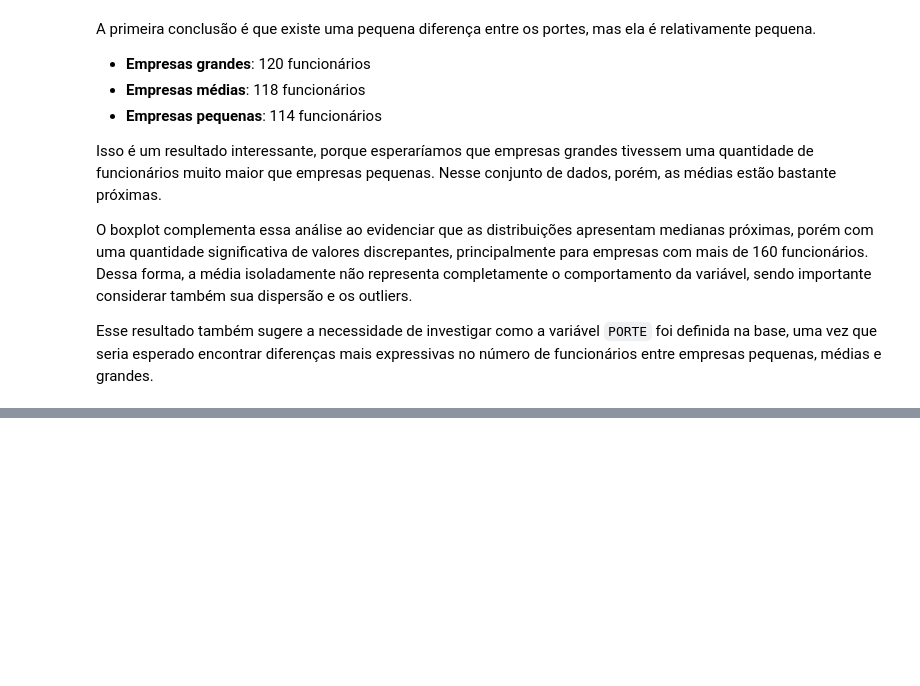
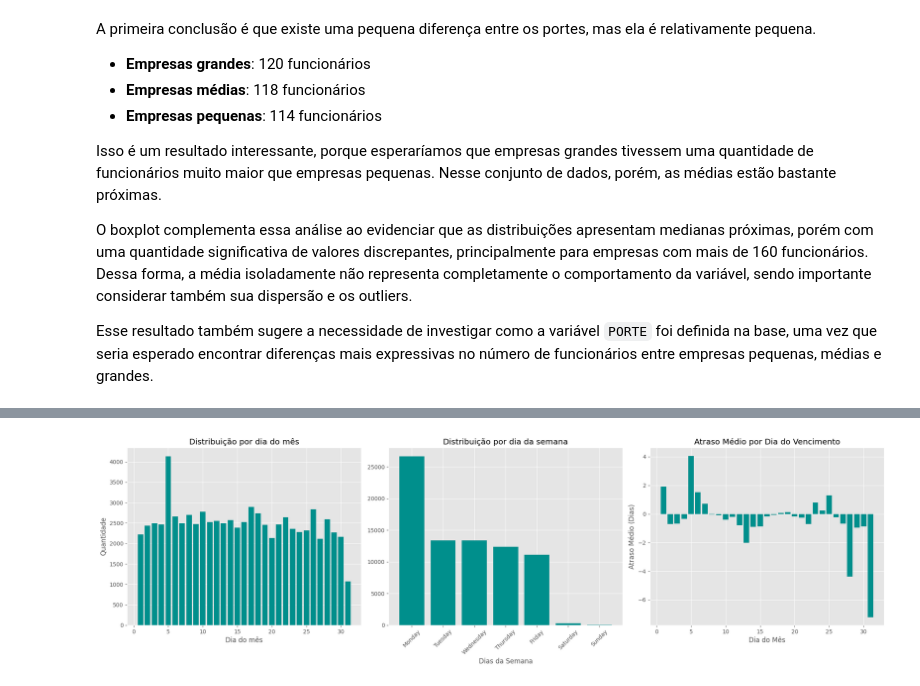
Before and after one commit to rrafahenrique/Modelo-Preditivo-Inadimplencia, a Jupyter notebook: notebooks/01-data_cleaning-eda.ipynb, the cells around one changed output, grey strips where cells are left out. Saved outputs shown, nothing was run; the diff lists cells and outputs as text; code cells hidden in the pictures; blank space fills up the shorter version.

```diff
--- a/notebooks/01-data_cleaning-eda.ipynb
+++ b/notebooks/01-data_cleaning-eda.ipynb
@@ -485,0 +576,4 @@ Esse resultado também sugere a necessidade de investigar como a variável `PORT
+# %%
+func.plot_pagamento(df)
+# %% [output]
+[figure, added]
```
Also changed, not shown: parts of 16 cells of this notebook, 5 other files.
